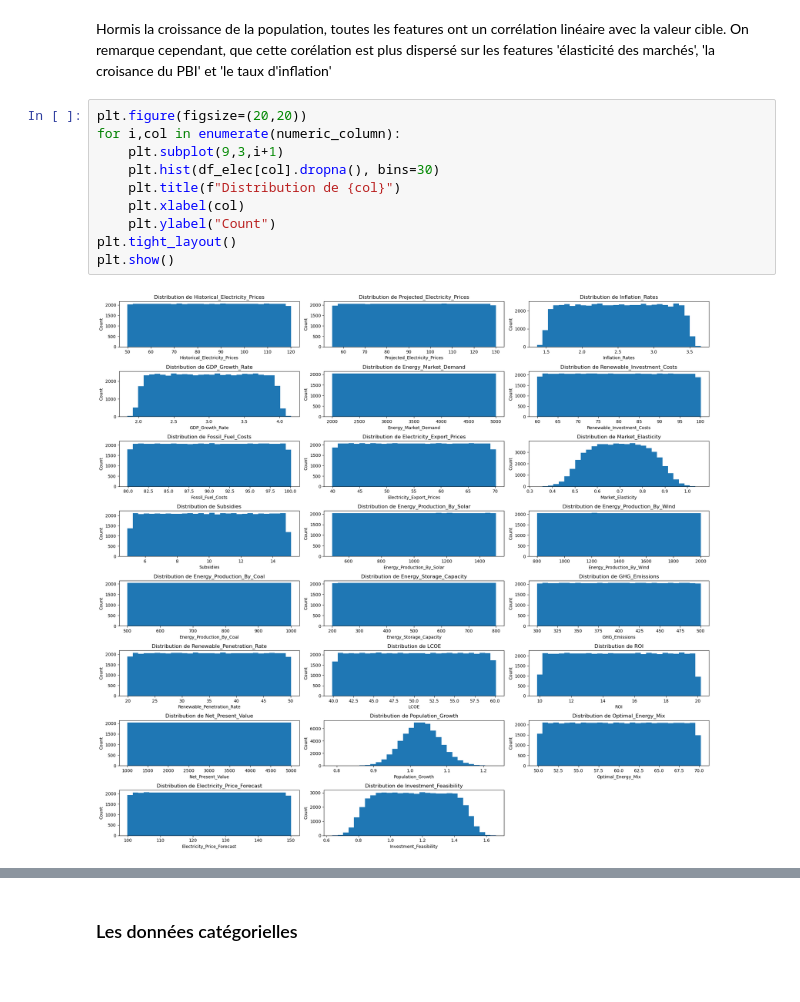
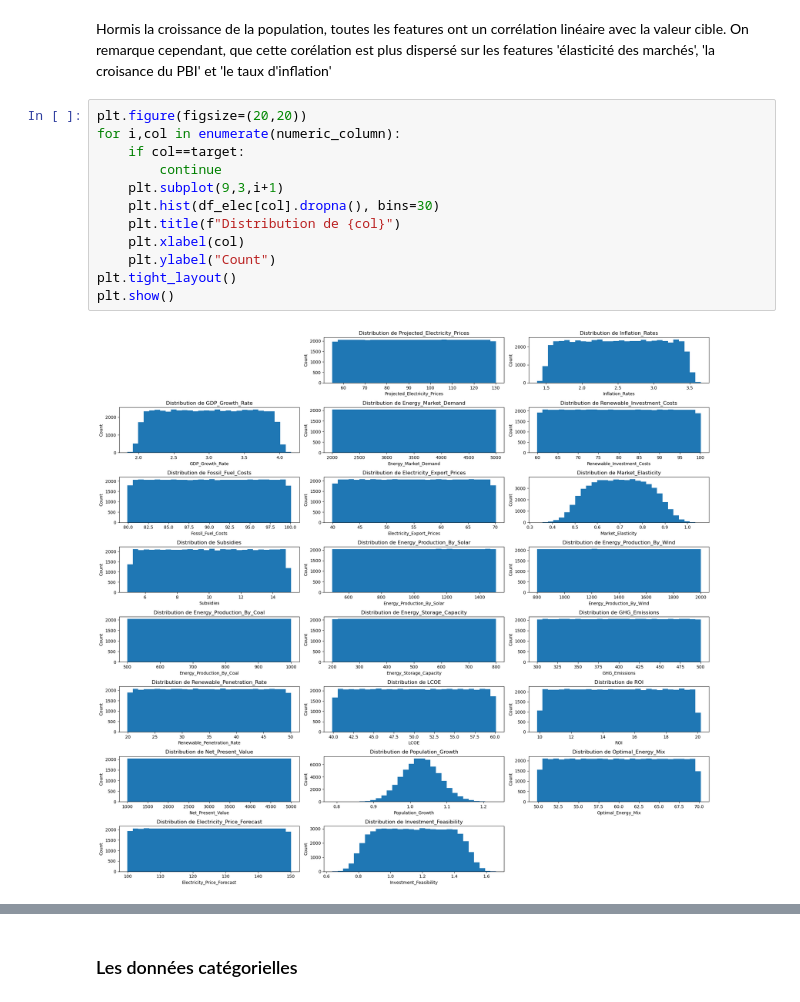
Before and after one commit to D-Ruen/projet_cours_et_autres, a Jupyter notebook: Machine_Learning/projet_2/electricity.ipynb, the cells around one changed output, grey strips where cells are left out. Cells and saved outputs as stored; diff of their text form.

```diff
--- a/Machine_Learning/projet_2/electricity.ipynb
+++ b/Machine_Learning/projet_2/electricity.ipynb
@@ -105,15 +87,17 @@ On remarque cependant, que cette corélation est plus dispersé sur les features
 # %%
 plt.figure(figsize=(20,20))
 for i,col in enumerate(numeric_column):
+    if col==target:
+        continue
     plt.subplot(9,3,i+1)
     plt.hist(df_elec[col].dropna(), bins=30)
     plt.title(f"Distribution de {col}")
     plt.xlabel(col)
     plt.ylabel("Count")
 plt.tight_layout()
 plt.show()
 # %% [output]
-[figure, old version]
+[figure, new version]
 # %%
 for feat in numeric_column:
     print(f'le pearson pour {feat} est : {df_elec[target].corr(df_elec[feat],method="pearson")}\n')
```
Also changed, not shown: parts of 4 cells of this notebook.
